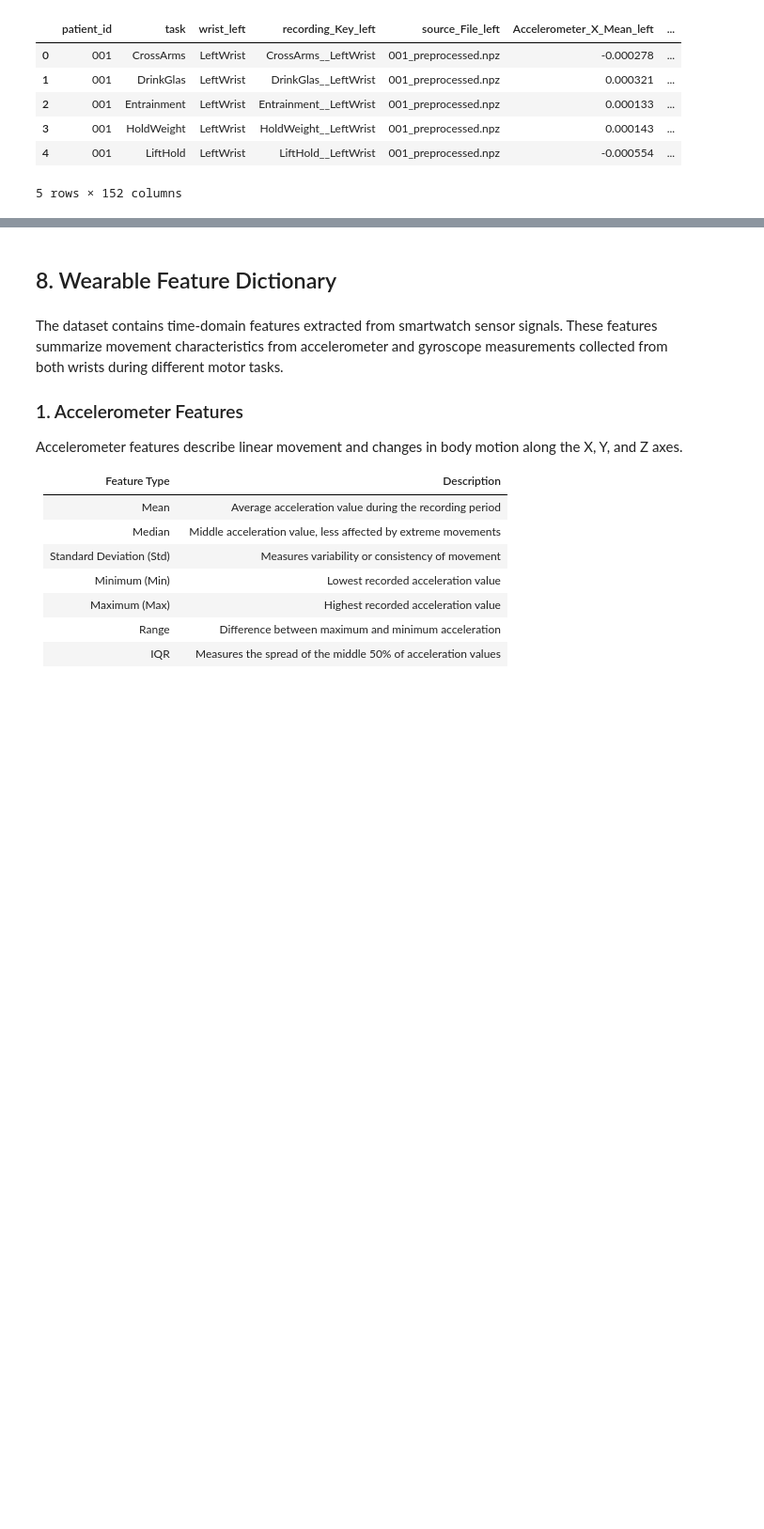
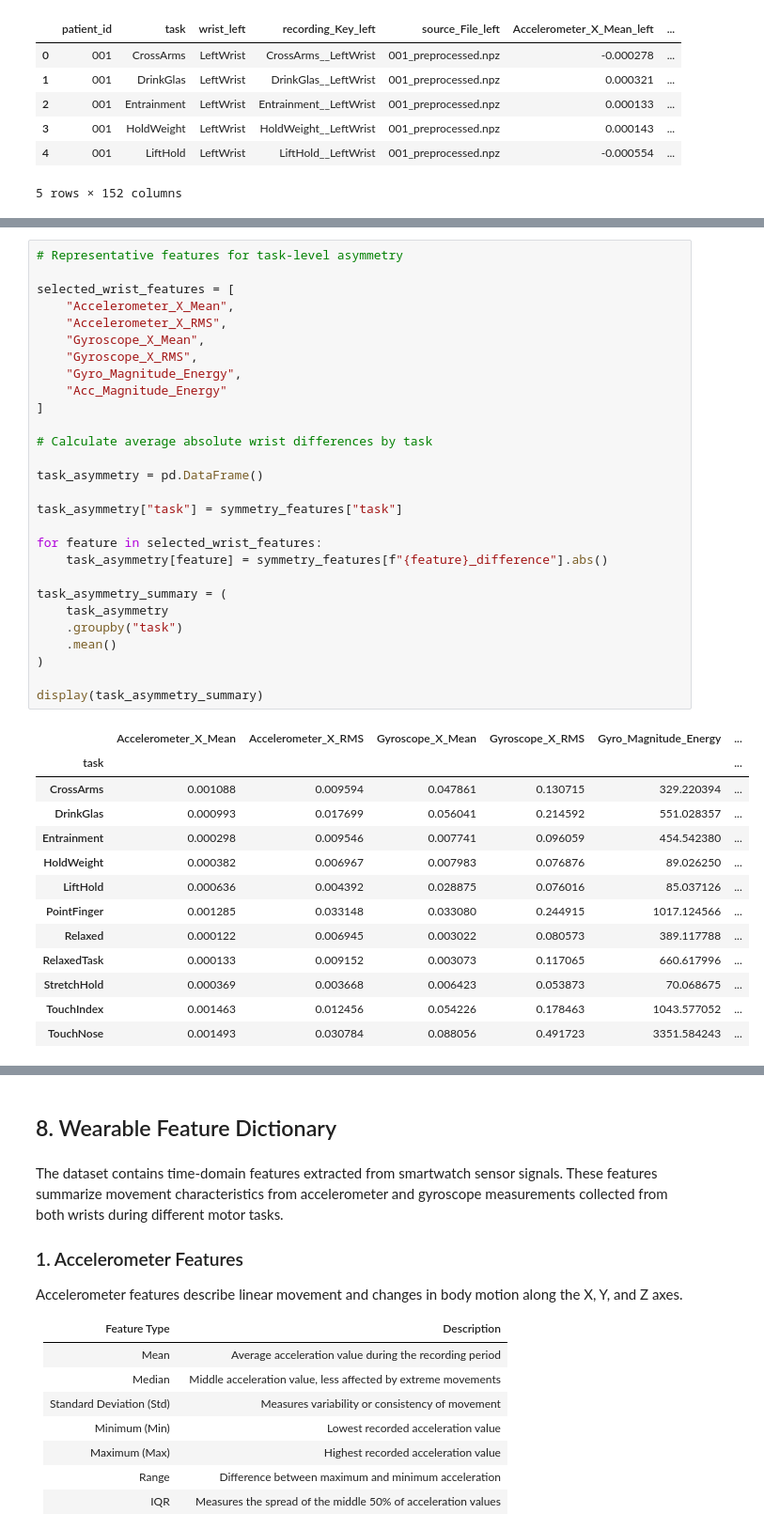
Before and after one commit to obramwell/AI-Assisted-Screening-of-Parkinson-s-Disease, a Jupyter notebook: notebooks/08_task_wrist_analysis.ipynb, the cells around one changed output, grey strips where cells are left out. Shown at 94% size. Cells and saved outputs as stored; diff of their text form; blank space fills up the shorter version.

```diff
--- a/notebooks/08_task_wrist_analysis.ipynb
+++ b/notebooks/08_task_wrist_analysis.ipynb
@@ -396,0 +396,42 @@ Therefore, raw differences represent magnitude differences rather than confirmed
+# %%
+# Representative features for task-level asymmetry
+
+selected_wrist_features = [
+    "Accelerometer_X_Mean",
+    "Accelerometer_X_RMS",
+    "Gyroscope_X_Mean",
+    "Gyroscope_X_RMS",
+    "Gyro_Magnitude_Energy",
+    "Acc_Magnitude_Energy"
+]
+
+# Calculate average absolute wrist differences by task
+
+task_asymmetry = pd.DataFrame()
+
+task_asymmetry["task"] = symmetry_features["task"]
+
+for feature in selected_wrist_features:
+    task_asymmetry[feature] = symmetry_features[f"{feature}_difference"].abs()
+
+task_asymmetry_summary = (
+    task_asymmetry
+    .groupby("task")
+    .mean()
+)
+
+display(task_asymmetry_summary)
+# %% [output]
+|  | Accelerometer_X_Mean | Accelerometer_X_RMS | Gyroscope_X_Mean | Gyroscope_X_RMS | Gyro_Magnitude_Energy | ... |
+| task |  |  |  |  |  | ... |
+| CrossArms | 0.001088 | 0.009594 | 0.047861 | 0.130715 | 329.220394 | ... |
+| DrinkGlas | 0.000993 | 0.017699 | 0.056041 | 0.214592 | 551.028357 | ... |
+| Entrainment | 0.000298 | 0.009546 | 0.007741 | 0.096059 | 454.542380 | ... |
+| HoldWeight | 0.000382 | 0.006967 | 0.007983 | 0.076876 | 89.026250 | ... |
+| LiftHold | 0.000636 | 0.004392 | 0.028875 | 0.076016 | 85.037126 | ... |
+| PointFinger | 0.001285 | 0.033148 | 0.033080 | 0.244915 | 1017.124566 | ... |
+| Relaxed | 0.000122 | 0.006945 | 0.003022 | 0.080573 | 389.117788 | ... |
+| RelaxedTask | 0.000133 | 0.009152 | 0.003073 | 0.117065 | 660.617996 | ... |
+| StretchHold | 0.000369 | 0.003668 | 0.006423 | 0.053873 | 70.068675 | ... |
+| TouchIndex | 0.001463 | 0.012456 | 0.054226 | 0.178463 | 1043.577052 | ... |
+| TouchNose | 0.001493 | 0.030784 | 0.088056 | 0.491723 | 3351.584243 | ... |
```
Also changed, not shown: parts of 10 cells of this notebook, 2 other files.
